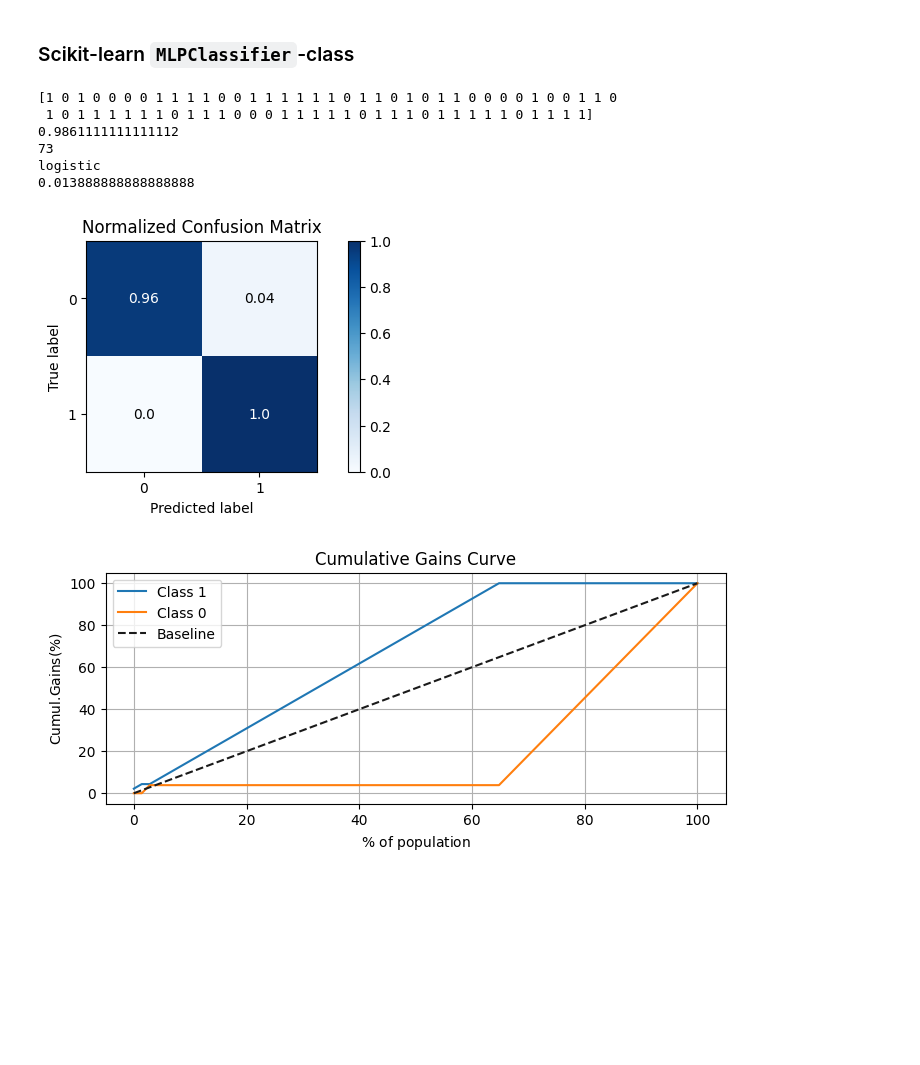
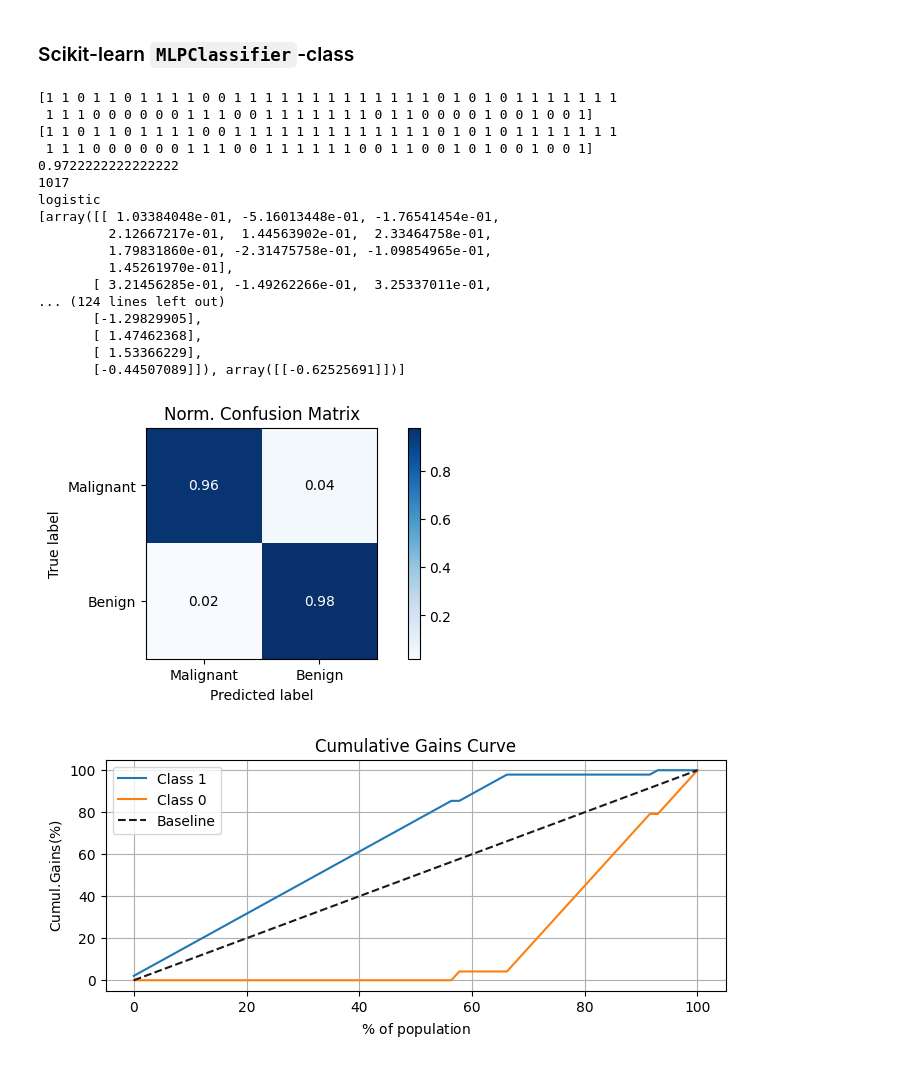
Before and after one commit to andersthorstadboe/project-2-fys-stk4155-ffneural-network, a Jupyter notebook: 01-main/project-02-FFNN-Classifiction.ipynb, the cells around one changed output. Cells and saved outputs as stored; diff of their text form; code cells hidden in the pictures; blank space fills up the shorter version.

```diff
--- a/01-main/project-02-FFNN-Classifiction.ipynb
+++ b/01-main/project-02-FFNN-Classifiction.ipynb
@@ -51,28 +51,25 @@ print(dataset)
 inputs = dataset
 targets = dataset[:,1]/dataset[:,0]
 print(targets)
-targets = np.zeros((len(inputs), len(cancer.target_names)))
-for i, t in enumerate(cancer.target):
-    targets[i, t] = 1
+#'''
 
-    #'''
+print('Input data shape   :',inputs.shape)
 print('Target matrix shape:',targets.shape)
-print('Input data shape:',inputs.shape)
-print('Target names:',cancer.target_names)
+print('Target names       :',cancer.target_names)
+print('Target classes     : [    ',targets.min(),'        ',targets.max(),'  ]') #
 
 #print(cancer.feature_names)
 ## Train-test splitting
-test_size = 1/5
-inputs_train, inputs_test, targets_train, targets_test = train_test_split(inputs,targets,
-                                                        test_size=test_size,random_state=def_seed)
+test_size = 1/8
+inputs_train, inputs_test, targets_train, targets_test = train_test_split(inputs,targets,test_size=test_size,random_state=def_seed)
 #inputs_train, inputs_test, targets_train, targets_test = inputs,inputs,targets,targets
 ## Data scaling
-scaler = StandardScaler()
+scaler = StandardScaler() #StandardScaler() MinMaxScaler()
 scaler.fit(inputs_train)
 inputs_train_s = scaler.transform(inputs_train)
 inputs_test_s = scaler.transform(inputs_test)
 #print(scaler.mean_)
 #print(scaler.var_)
-print(inputs_test[:5,:5])
-print(inputs_test_s[:5,:5])
+#print(inputs_test[:5,:5])
+#print(inputs_test_s[:5,:5])
 # %% [output]
@@ -374,26 +366,40 @@ TypeError: FFNeuralNework.train_network() got an unexpected keyword argument 'au
 ### Scikit-learn `MLPClassifier`-class
 # %%
 from sklearn.neural_network import MLPClassifier
-layer_output_sizes_sci = [15,15,1]; lmbda = 1e-3
-network = MLPClassifier(layer_output_sizes_sci,learning_rate_init=1,
-                        activation='logistic',alpha=lmbda,batch_size=100,
-                        solver='sgd',random_state=def_seed,max_iter=2000)
+layer_output_sizes_sci = [10,5,1]; lmbda = 1e-3
+network = MLPClassifier(layer_output_sizes_sci,learning_rate_init=0.001,#learning_rate='constant',
+                        activation='relu',alpha=lmbda,batch_size=100,
+                        solver='adam',random_state=def_seed,max_iter=2000,)
 
 network.fit(inputs_train_s,targets_train)
 final_pred = network.predict(inputs_test_s)
+print(targets_test)
 print(final_pred)
 print(network.score(inputs_test_s,targets_test))
 print(network.n_iter_)
 print(network.out_activation_)
+print(network.coefs_)
 
 ax = confusion_roc_cumul_gains(targets_test,final_pred)
-print(mse_predict(final_pred,targets_test))
+plt.figure(figsize=(5,5))
+_ = plt.imshow([targets_test,final_pred],aspect='auto')
 # %% [output]
-[1 0 1 0 0 0 0 1 1 1 1 0 0 1 1 1 1 1 1 0 1 1 0 1 0 1 1 0 0 0 0 1 0 0 1 1 0
- 1 0 1 1 1 1 1 1 0 1 1 1 0 0 0 1 1 1 1 1 0 1 1 1 0 1 1 1 1 1 0 1 1 1 1]
-0.9861111111111112
-73
+[1 1 0 1 1 0 1 1 1 1 0 0 1 1 1 1 1 1 1 1 1 1 1 1 1 0 1 0 1 0 1 1 1 1 1 1 1
+ 1 1 1 0 0 0 0 0 0 1 1 1 0 0 1 1 1 1 1 1 1 0 1 1 0 0 0 0 1 0 0 1 0 0 1]
+[1 1 0 1 1 0 1 1 1 1 0 0 1 1 1 1 1 1 1 1 1 1 1 1 1 0 1 0 1 0 1 1 1 1 1 1 1
+ 1 1 1 0 0 0 0 0 0 1 1 1 0 0 1 1 1 1 1 1 0 0 1 1 0 0 1 0 1 0 0 1 0 0 1]
+0.9722222222222222
+1017
 logistic
-0.013888888888888888
+[array([[ 1.03384048e-01, -5.16013448e-01, -1.76541454e-01,
+         2.12667217e-01,  1.44563902e-01,  2.33464758e-01,
+         1.79831860e-01, -2.31475758e-01, -1.09854965e-01,
+         1.45261970e-01],
+       [ 3.21456285e-01, -1.49262266e-01,  3.25337011e-01,
+... (124 lines left out)
+       [-1.29829905],
+       [ 1.47462368],
+       [ 1.53366229],
+       [-0.44507089]]), array([[-0.62525691]])]
-[figure, old version]
+[figure, new version]
-[figure, old version]
+[figure, new version]
```
Also changed, not shown: parts of 6 cells of this notebook, 5 other files.
